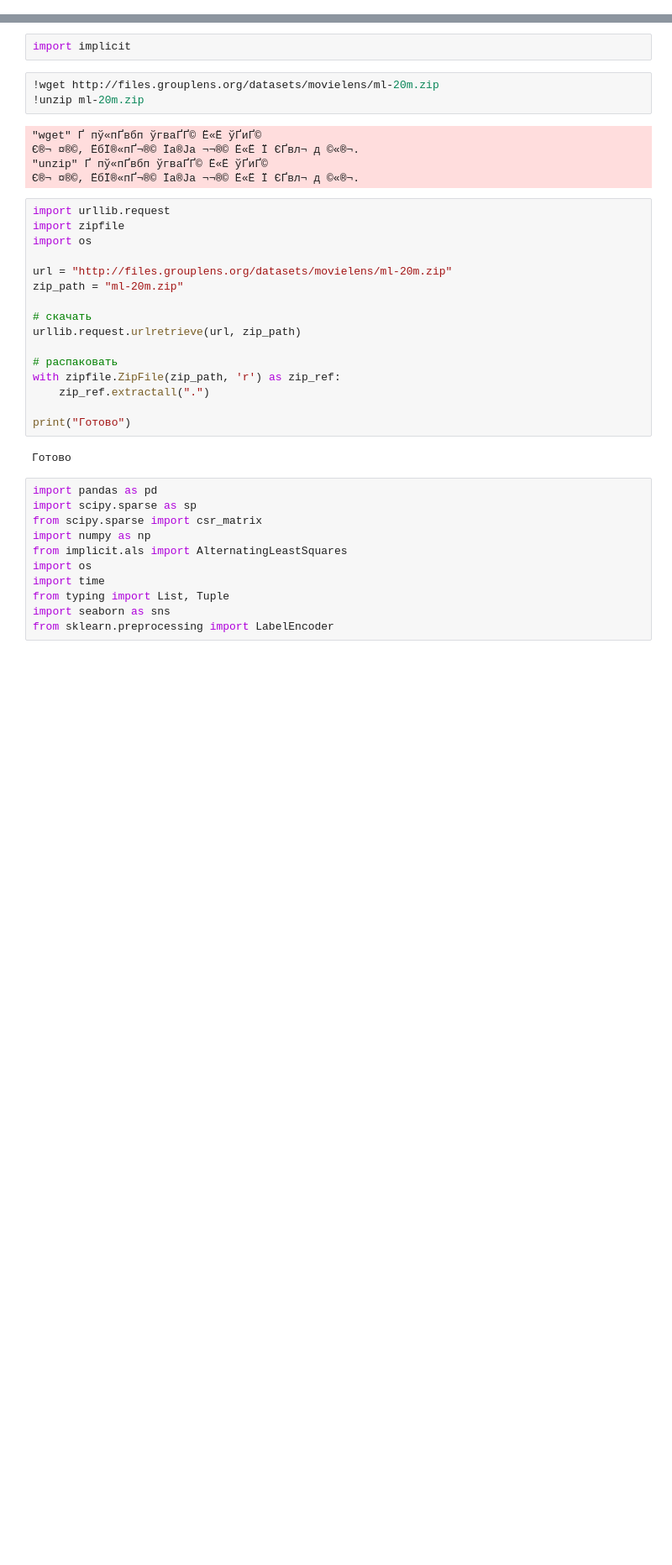
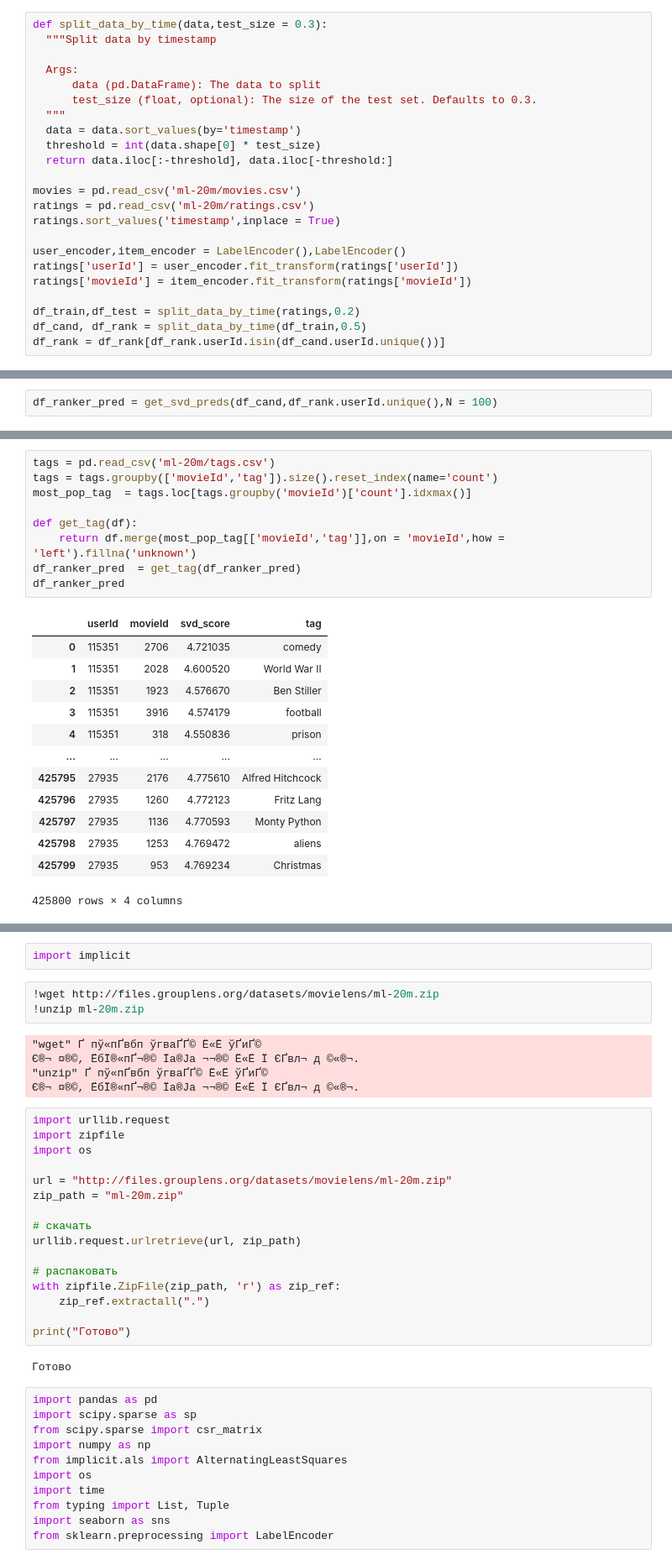
Before and after one commit to Vldmr-M/recsys, a Jupyter notebook: recsysAPI1.ipynb, the cells around one changed output, grey strips where cells are left out. Shown at 84% size. Cells and saved outputs as stored; diff of their text form; blank space fills up the shorter version.

```diff
--- a/recsysAPI1.ipynb
+++ b/recsysAPI1.ipynb
@@ -0,0 +15,23 @@
+# %%
+def split_data_by_time(data,test_size = 0.3):
+  """Split data by timestamp
+
+  Args:
+      data (pd.DataFrame): The data to split
+      test_size (float, optional): The size of the test set. Defaults to 0.3.
+  """
+  data = data.sort_values(by='timestamp')
+  threshold = int(data.shape[0] * test_size)
+  return data.iloc[:-threshold], data.iloc[-threshold:]
+
+movies = pd.read_csv('ml-20m/movies.csv')
+ratings = pd.read_csv('ml-20m/ratings.csv')
+ratings.sort_values('timestamp',inplace = True)
+
+user_encoder,item_encoder = LabelEncoder(),LabelEncoder()
+ratings['userId'] = user_encoder.fit_transform(ratings['userId'])
+ratings['movieId'] = item_encoder.fit_transform(ratings['movieId'])
+
+df_train,df_test = split_data_by_time(ratings,0.2)
+df_cand, df_rank = split_data_by_time(df_train,0.5)
+df_rank = df_rank[df_rank.userId.isin(df_cand.userId.unique())]
@@ -0,0 +98,2 @@
+# %%
+df_ranker_pred = get_svd_preds(df_cand,df_rank.userId.unique(),N = 100)
@@ -0,0 +116,23 @@
+# %%
+tags = pd.read_csv('ml-20m/tags.csv')
+tags = tags.groupby(['movieId','tag']).size().reset_index(name='count')
+most_pop_tag  = tags.loc[tags.groupby('movieId')['count'].idxmax()]
+
+def get_tag(df):
+    return df.merge(most_pop_tag[['movieId','tag']],on = 'movieId',how = 'left').fillna('unknown')
+df_ranker_pred  = get_tag(df_ranker_pred)
+df_ranker_pred
+# %% [output]
+|  | userId | movieId | svd_score | tag |
+| 0 | 115351 | 2706 | 4.721035 | comedy |
+| 1 | 115351 | 2028 | 4.600520 | World War II |
+| 2 | 115351 | 1923 | 4.576670 | Ben Stiller |
+| 3 | 115351 | 3916 | 4.574179 | football |
+| 4 | 115351 | 318 | 4.550836 | prison |
+| ... | ... | ... | ... | ... |
+| 425795 | 27935 | 2176 | 4.775610 | Alfred Hitchcock |
+| 425796 | 27935 | 1260 | 4.772123 | Fritz Lang |
+| 425797 | 27935 | 1136 | 4.770593 | Monty Python |
+| 425798 | 27935 | 1253 | 4.769472 | aliens |
+| 425799 | 27935 | 953 | 4.769234 | Christmas |
+425800 rows × 4 columns
```
Also changed, not shown: parts of 88 cells of this notebook, 4 other files.
